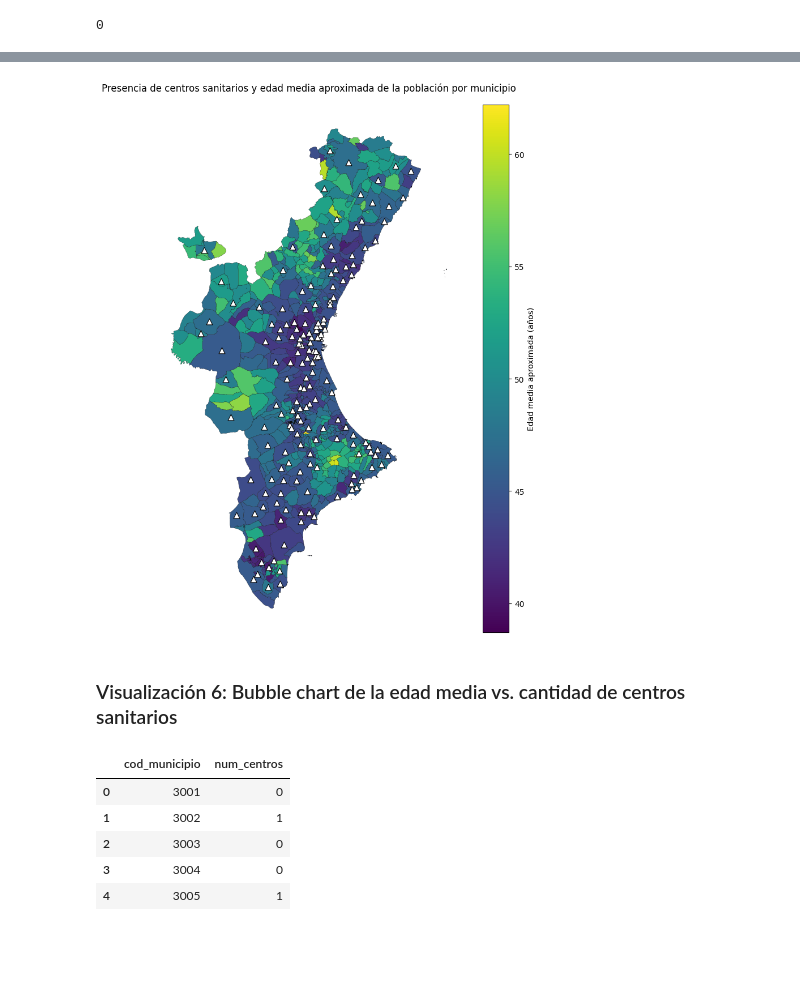
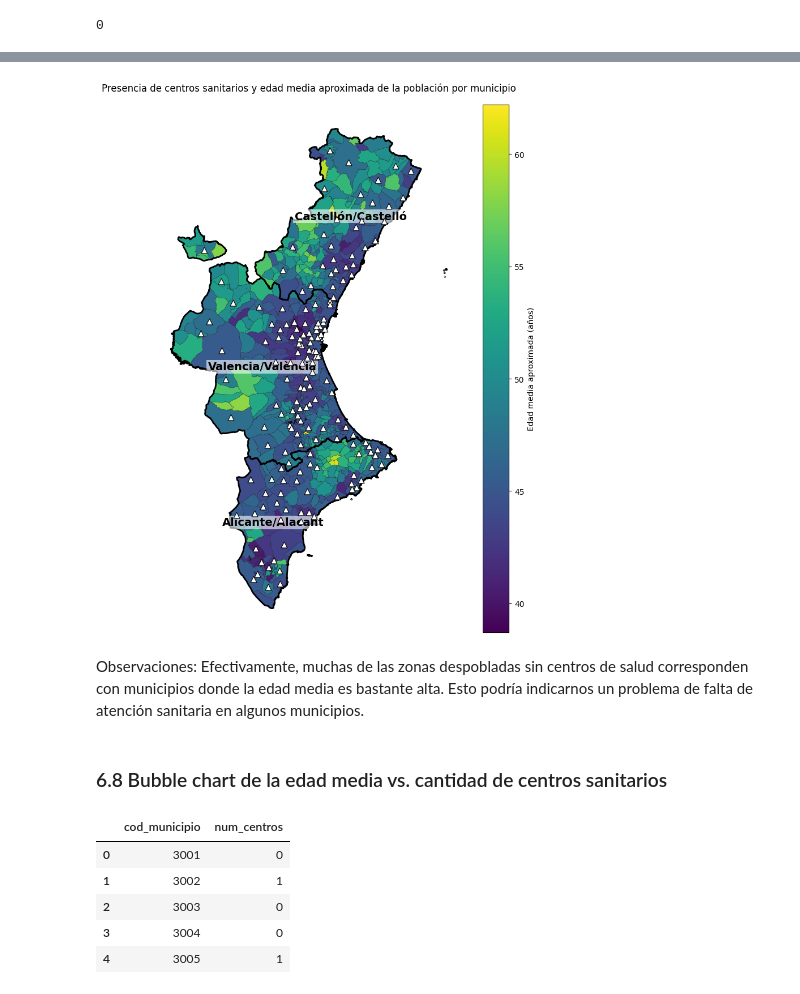
Before and after one commit to nt33/PRVD-Proyecto_Salud, a Jupyter notebook: 03-analisis/analisis_descriptivo.ipynb, the cells around one changed output, grey strips where cells are left out. Drawn from its saved outputs; the diff is of its cells as text; code cells hidden in the pictures; blank space fills up the shorter version.

```diff
--- a/03-analisis/analisis_descriptivo.ipynb
+++ b/03-analisis/analisis_descriptivo.ipynb
@@ -218,11 +250,29 @@ gdf.plot(
     legend_kwds={"label": "Edad media aproximada (años)"}
 )
 
+gdf_prov.boundary.plot(
+    ax=ax,
+    color="black",
+    linewidth=2
+)
+
+for idx, row in gdf_prov.iterrows():
+    x = row["label_point"].x
+    y = row["label_point"].y
+    ax.text(
+        x, y, idx,
+        ha="center", va="center",
+        fontsize=14,
+        fontweight="bold",
+        color="black",
+        bbox=dict(facecolor="white", alpha=0.6, edgecolor="none", pad=2)
+    )
+
 ax.set_aspect("equal")
 ax.set_title("Edad media aproximada de la población por municipio")
 ax.set_axis_off()
 
 plt.tight_layout()
-plt.savefig("edad_media_municipios.pdf", bbox_inches="tight")
+plt.savefig("../graficas/edad_media_municipios.pdf", bbox_inches="tight")
 plt.show()
 # %% [output]
@@ -239,6 +431,7 @@ df_unique["tiene_centro_sanitario"].isna().sum()
 gdf["rep_point"] = gdf.geometry.representative_point()
 # %%
 gdf_centros = gdf[gdf["tiene_centro_sanitario"] == 1]
+gdf["log_density"] = np.log10(gdf["density"] + 1)
 # %%
 fig, ax = plt.subplots(figsize=(8, 10))
 
@@ -288,38 +497,57 @@ fig, ax = plt.subplots(figsize=(8, 10))
 
 gdf.plot(
     column="edad_media",
     cmap="viridis",
     legend=True,
     edgecolor="black",
     linewidth=0.2,
     ax=ax,
     legend_kwds={"label": "Edad media aproximada (años)"}
 )
 
-# --- Overlay triangles ---
+gdf_prov.boundary.plot(
+    ax=ax,
+    color="black",
+    linewidth=2
+)
+
+for idx, row in gdf_prov.iterrows():
+    x = row["label_point"].x
+    y = row["label_point"].y
+    ax.text(
+        x, y, idx,
+        ha="center", va="center",
+        fontsize=14,
+        fontweight="bold",
+        color="black",
+        bbox=dict(facecolor="white", alpha=0.6, edgecolor="none", pad=2)
+    )
+
 ax.scatter(
     gdf_centros.rep_point.x,
     gdf_centros.rep_point.y,
     marker="^",           # triangle
     s=60,                 # size
     facecolors="white",   # visible on dark areas
     edgecolors="black",
     linewidths=0.8,
     label="Municipio con centro sanitario",
     zorder=5
 )
 
 ax.set_aspect("equal")
 ax.set_title("Presencia de centros sanitarios y edad media aproximada de la población por municipio")
 ax.set_axis_off()
 
 plt.tight_layout()
-plt.savefig("centros_edad_media_municipios.pdf", bbox_inches="tight")
+plt.savefig("../graficas/centros_edad_media_municipios.pdf", bbox_inches="tight")
 plt.show()
 # %% [output]
-[figure, old version]
+[figure, new version]
+# %% [markdown]
+Observaciones: Efectivamente, muchas de las zonas despobladas sin centros de salud corresponden con municipios donde la edad media es bastante alta. Esto podría indicarnos un problema de falta de atención sanitaria en algunos municipios.
 # %% [markdown]
-###  Visualización 6: Bubble chart de la edad media vs. cantidad de centros sanitarios
+###  6.8 Bubble chart de la edad media vs. cantidad de centros sanitarios
 # %%
 hc_count = df.groupby("cod_municipio")["cen_cod"].count().reset_index()
 hc_count.rename(columns={"cen_cod": "num_centros"}, inplace=True)
```
Also changed, not shown: parts of 25 cells of this notebook, 15 other files.
